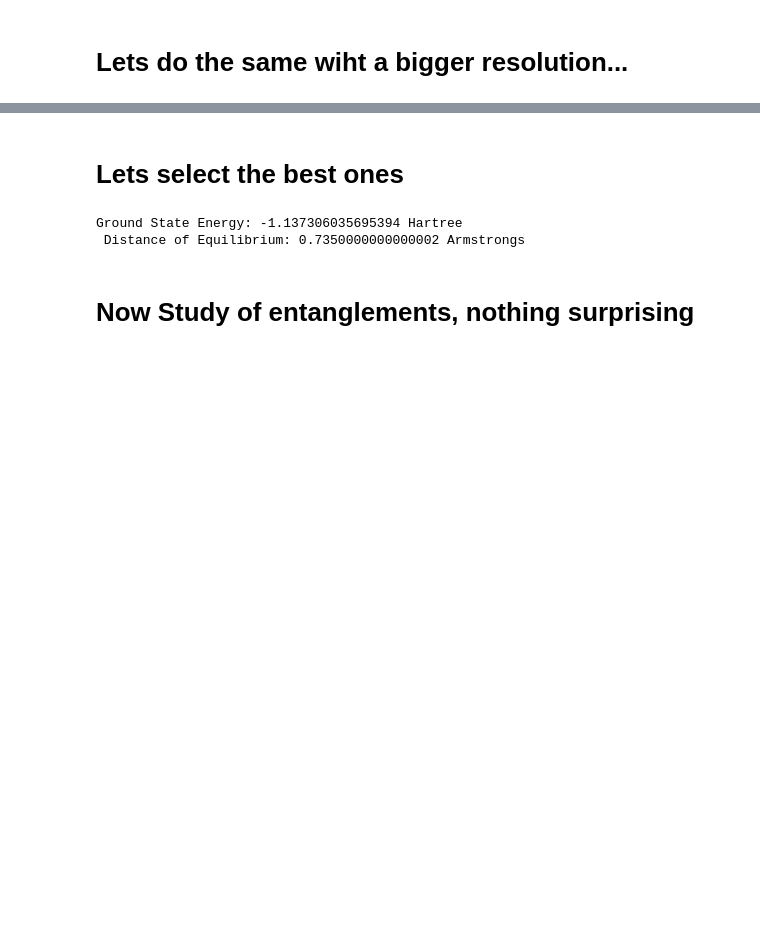
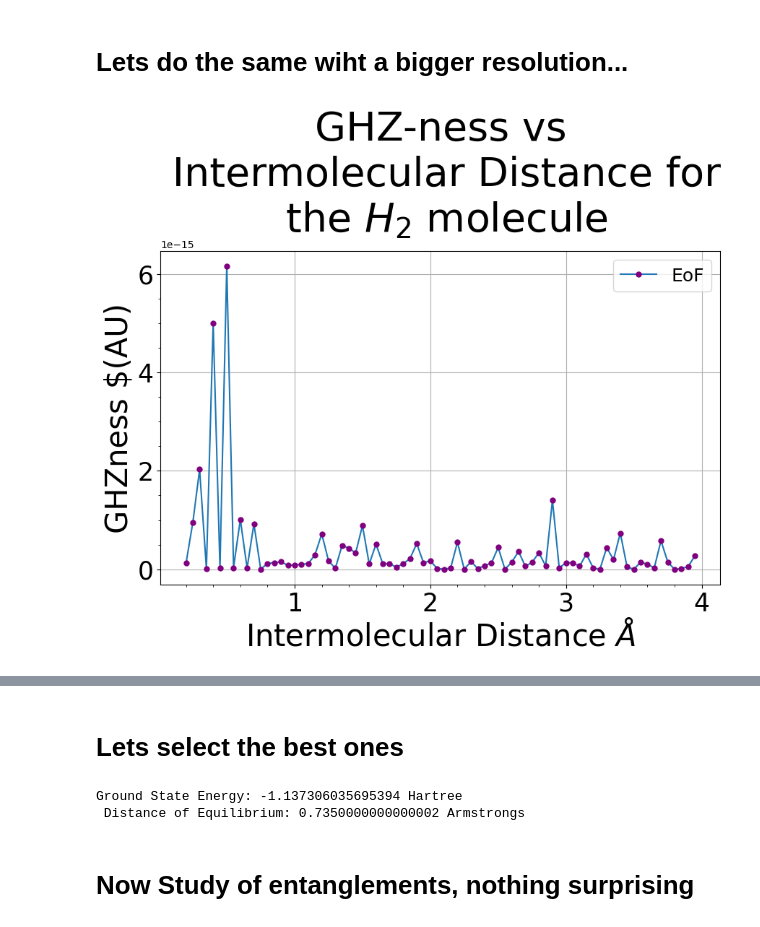
Before and after one commit to jervaal/Thesis-VQE, a Jupyter notebook: Diatomic Molecules/H2_molecule.ipynb, the cells around one changed output, grey strips where cells are left out. Cells and saved outputs as stored; diff of their text form; code cells hidden in the pictures; blank space fills up the shorter version.

```diff
--- a/Diatomic Molecules/H2_molecule.ipynb
+++ b/Diatomic Molecules/H2_molecule.ipynb
@@ -233,5 +291,23 @@ estimator = Estimator()
 
 
 energiesH2_pt2, entgmax_pt2, entgtotal_pt2, negmax_pt2, negtotal_pt2, ghzmeasure_pt2 = run_calculation_for_gs(swept_interval= distances, estimator= estimator)
+# %%
+plt.figure(figsize=(10, 6))
+#plt.plot(distances[3:], energiesH2_pt2[3:] , marker='o', linestyle='-', label= 'energy', markeredgecolor= 'orange', markerfacecolor= 'orange' , markersize= 5)
+plt.plot(distances[3:], ghzmeasure_pt2[3:], marker='o', linestyle='-', label= 'EoF', markeredgecolor= 'purple', markerfacecolor= 'purple' , markersize= 5)
+
+plt.xlabel(r'Intermolecular Distance $\AA$', fontsize= 30 )
+plt.ylabel(r'GHZness $(AU)', fontsize= 30)
+plt.title('GHZ-ness vs\n Intermolecular Distance for\n the $H_2$ molecule', fontsize= 40)
+plt.grid(True)
+plt.legend(fontsize= 18)
+plt.minorticks_on()  # Enable minor ticks
+
+
+plt.tick_params(axis='both', which='major', labelsize=25)  # Change the label size here
+
+plt.show()
+# %% [output]
+[figure, added]
 # %%
 plt.figure(figsize=(10, 6))
```
Also changed, not shown: parts of 11 cells of this notebook, 4 other files.
